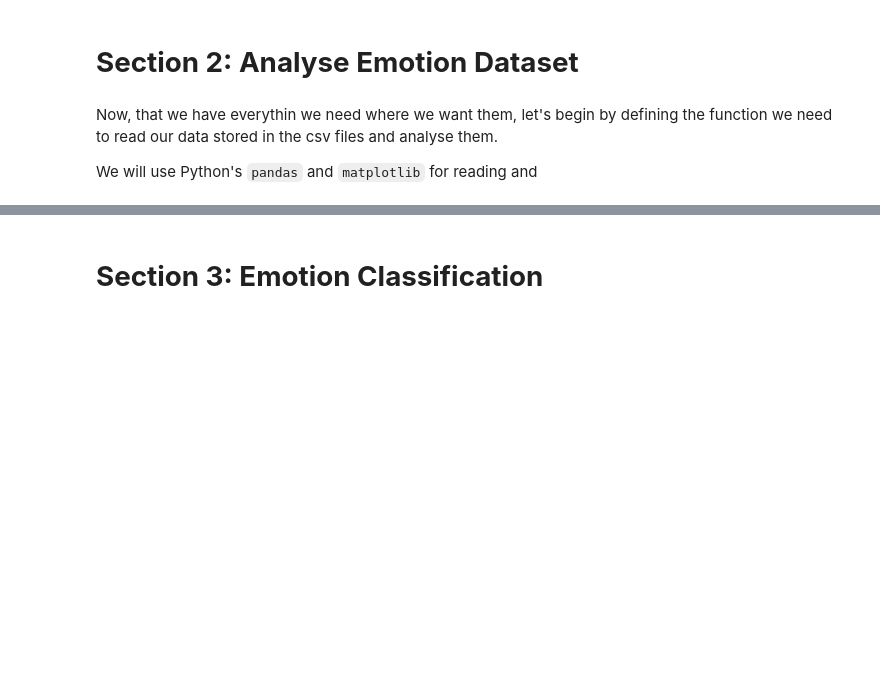
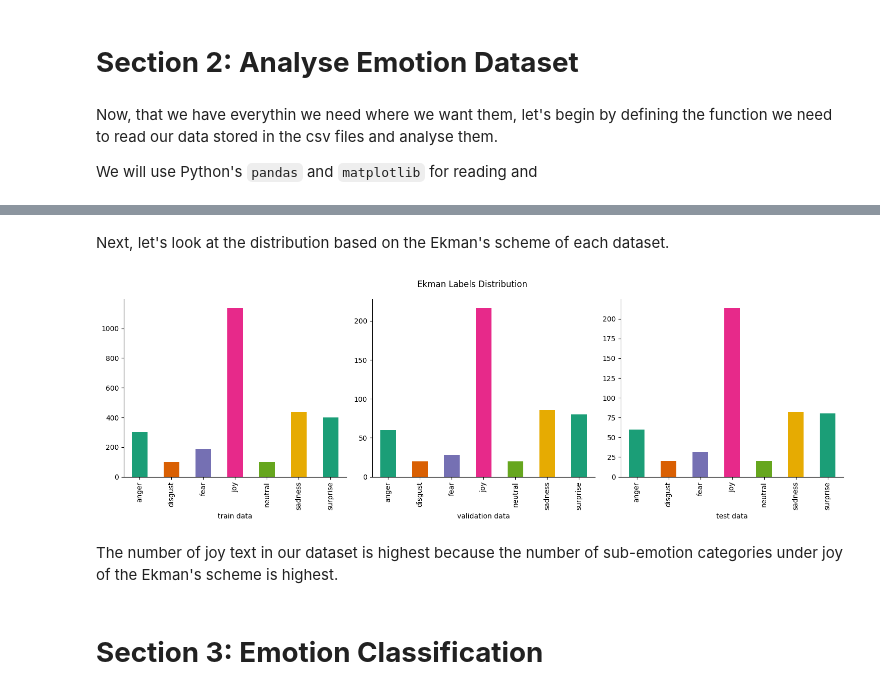
Before and after one commit to UCREL/Session-6-LLM-Based-Emotion-Analysis, a Jupyter notebook: tutorial.ipynb, the cells around one changed output, grey strips where cells are left out. Saved outputs shown, nothing was run; the diff lists cells and outputs as text; code cells hidden in the pictures; blank space fills up the shorter version.

```diff
--- a/tutorial.ipynb
+++ b/tutorial.ipynb
@@ -125,7 +150,11 @@ plot_data_distribution(df=combined_dataset, ax=plt.gca(), ylabel='No of instance
+# %% [markdown]
+Next, let's look at the distribution based on the Ekman's scheme of each dataset.
 # %%
 fig, axes = plt.subplots(1, 3, figsize=(15, 5))
 fig.suptitle('Ekman Labels Distribution')
-plot_data_distribution(datadf=traindf, ax=axes[0], xlabel='train data')
-plot_data_distribution(datadf=valdf,   ax=axes[1], xlabel='validation data')
-plot_data_distribution(datadf=testdf,  ax=axes[2], xlabel='test data')
+plot_data_distribution(df=dataset['train'], ax=axes[0], xlabel='train data')
+plot_data_distribution(df=dataset['val'],   ax=axes[1], xlabel='validation data')
+plot_data_distribution(df=dataset['test'],  ax=axes[2], xlabel='test data')
 plt.tight_layout()
+# %% [output]
+[figure, added]
@@ -137,3 +161,5 @@ plt.gca().spines[['top', 'right',]].set_visible(False)
+# %% [markdown]
+The number of joy text in our dataset is highest because the number of sub-emotion categories under joy of the Ekman's scheme is highest.
 # %% [markdown]
 <a name="classification"></a>
 # **Section 3: Emotion Classification**
```
Also changed, not shown: parts of 11 cells of this notebook, 1 other file.
